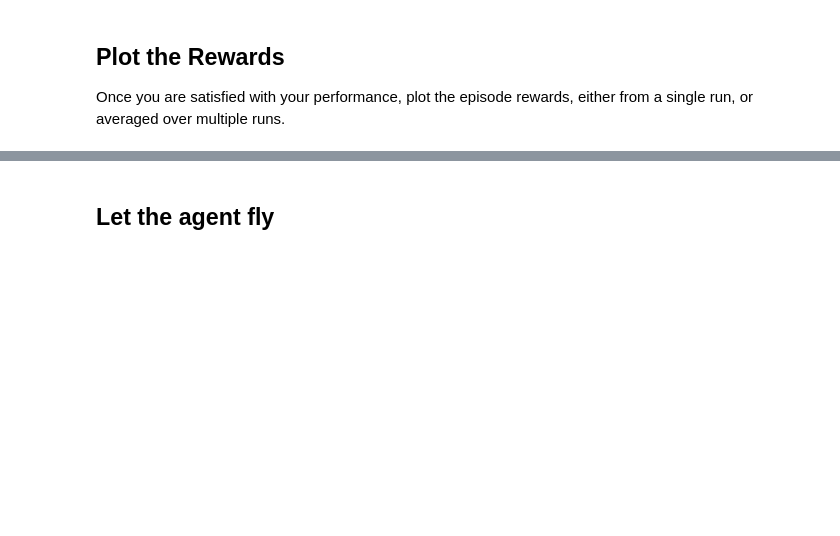
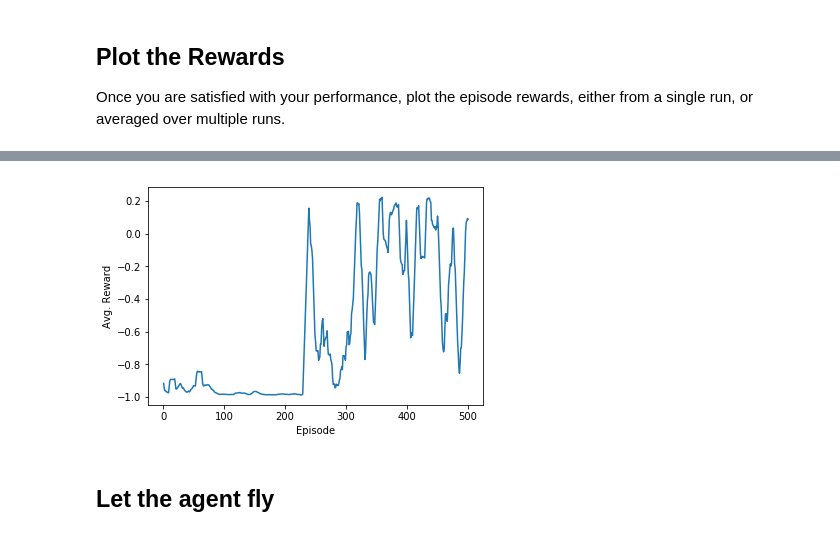
Before and after one commit to fatmirboja/RL-Quadcopter-2, a Jupyter notebook: Quadcopter_Project.ipynb, the cells around one changed output, grey strips where cells are left out. Cells and saved outputs as stored; diff of their text form; code cells hidden in the pictures; blank space fills up the shorter version.

```diff
--- a/Quadcopter_Project.ipynb
+++ b/Quadcopter_Project.ipynb
@@ -337,3 +337,7 @@ plot_rewards(num_episodes, mean_rewards)
+# %%
+plot_rewards(avg_rewards, 'Avg. Reward')
+# %% [output]
+[figure, added]
 # %% [markdown]
 ## Let the agent fly
 # %%
```
Also changed, not shown: parts of 12 cells of this notebook, 3 other files.
